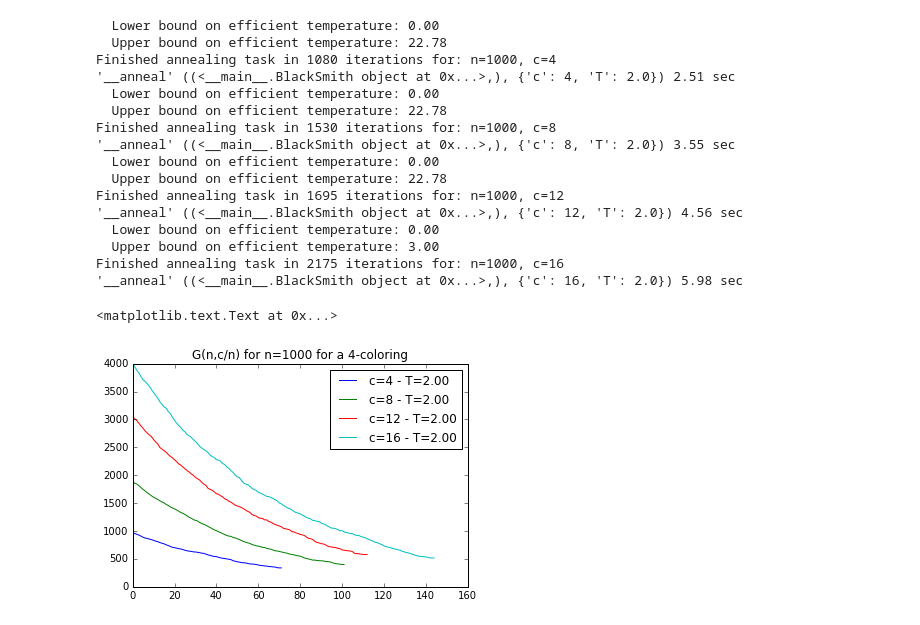
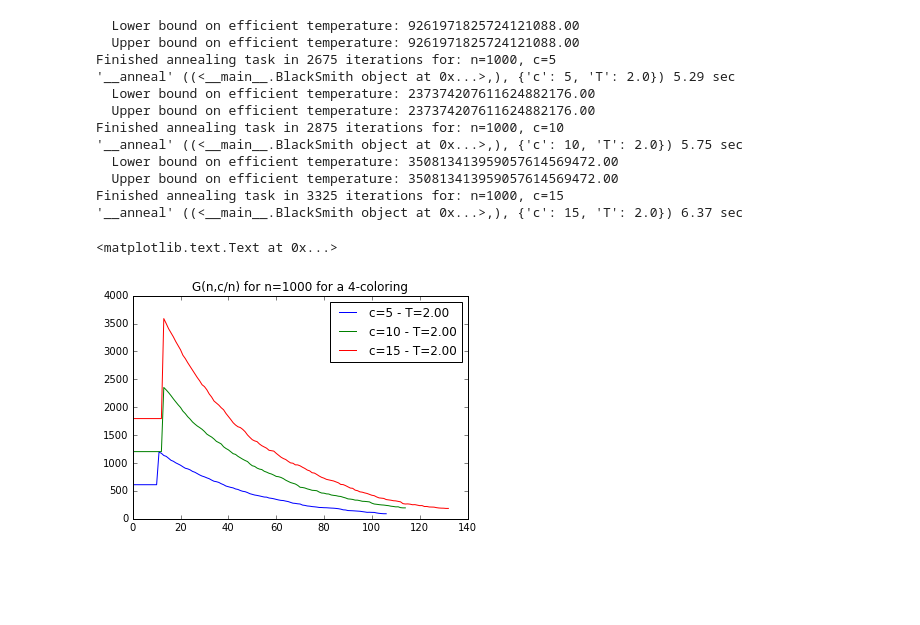
Before and after one commit to JoelDan192/JCastellon_LiuChen, a Jupyter notebook: SA_hamiltonians.ipynb, the cells around one changed output. Cells and saved outputs as stored; diff of their text form; code cells hidden in the pictures; blank space fills up the shorter version.

```diff
--- a/SA_hamiltonians.ipynb
+++ b/SA_hamiltonians.ipynb
@@ -70,9 +70,9 @@ class HamiltonianWorker(object):
         for k in range(T_Period):
             newColor, newEnergy = self.__next_state_and_energy()
             dE = newEnergy - self.E
-            if dE > 0.0 and math.exp(-dE/T) < random.random():
-                    self.__update(newColor, newEnergy)
-            else:
+            if dE > 0.0 and math.exp(-dE/T) >= random.random():
+                self.__update(newColor, newEnergy)
+            elif dE<=0:
                 descents += 1
                 if dE < 0.0 :
                     strict_descents +=1
@@ -152,7 +152,7 @@ class HamiltonianWorker(object):
 class BlackSmith(object):
 
     '''The One who does annealing'''
-    def __init__(self,schedule=None,q=2,n=100,desc_thresh=0.97,T_Period=10,workline=None):
+    def __init__(self,schedule=None,q=2,n=100,desc_thresh=0.98,T_Period=10,workline=None):
         self.q=q
         self.n=n
         self.desc_thresh = desc_thresh
@@ -226,7 +226,7 @@ class BlackSmith(object):
                     print 'Could not finish annealing run. T hit 0.0'
                     return coloring_trace
             U_T = T
-            #Now, we anneal until there is not strict descent in energy
+            #Now, we anneal until there is no strict descent in energy
             while stct_dsc_ratio > 0.0 :
                 T = T/1.5
                 try:
@@ -245,39 +245,35 @@ class BlackSmith(object):
 # %%
 %matplotlib inline
 import pandas as pd
 import matplotlib.pyplot as plt
 import itertools
 
 ## Example execution
 nb_vertices = 1000
-mean_degs = [4,8,12,16] #mean degress for Gnp's
+mean_degs = [5,10,15] #mean degress for Gnp's
 nb_colors = 4
-CoolingPeriod = 15 #TODO: optimize, try different parameters
-T_guess = 2.0
+CoolingPeriod = 25 #TODO: optimize, try different parameters.This parameter is really the unit for the x axis in the plot below
+T_guess = 2.0 #This parameter is very sensitive, if increase can accelerate running time a lot, but also decrease precision
 
 ct_pairs = zip(mean_degs,itertools.repeat(T_guess,len(mean_degs)))
 bsm = BlackSmith(q=nb_colors,n=nb_vertices,T_Period=CoolingPeriod,workline=ct_pairs,schedule='Cauchy')
 
 for c,T,trace in bsm.work():
     plt.plot(trace,label='c=%d - T=%.2f'%(c,T))
 plt.legend(loc='best')
 plt.title('G(n,c/n) for n=%d for a %d-coloring'%(nb_vertices,nb_colors))
 # %% [output]
-  Lower bound on efficient temperature: 0.00
-  Upper bound on efficient temperature: 22.78
-Finished annealing task in 1080 iterations for: n=1000, c=4
-'__anneal' ((<__main__.BlackSmith object at 0x...>,), {'c': 4, 'T': 2.0}) 2.51 sec
-  Lower bound on efficient temperature: 0.00
-  Upper bound on efficient temperature: 22.78
-Finished annealing task in 1530 iterations for: n=1000, c=8
-'__anneal' ((<__main__.BlackSmith object at 0x...>,), {'c': 8, 'T': 2.0}) 3.55 sec
-  Lower bound on efficient temperature: 0.00
-  Upper bound on efficient temperature: 22.78
-Finished annealing task in 1695 iterations for: n=1000, c=12
-'__anneal' ((<__main__.BlackSmith object at 0x...>,), {'c': 12, 'T': 2.0}) 4.56 sec
-  Lower bound on efficient temperature: 0.00
-  Upper bound on efficient temperature: 3.00
-Finished annealing task in 2175 iterations for: n=1000, c=16
-'__anneal' ((<__main__.BlackSmith object at 0x...>,), {'c': 16, 'T': 2.0}) 5.98 sec
+  Lower bound on efficient temperature: 9261971825724121088.00
+  Upper bound on efficient temperature: 9261971825724121088.00
+Finished annealing task in 2675 iterations for: n=1000, c=5
+'__anneal' ((<__main__.BlackSmith object at 0x...>,), {'c': 5, 'T': 2.0}) 5.29 sec
+  Lower bound on efficient temperature: 237374207611624882176.00
+  Upper bound on efficient temperature: 237374207611624882176.00
+Finished annealing task in 2875 iterations for: n=1000, c=10
+'__anneal' ((<__main__.BlackSmith object at 0x...>,), {'c': 10, 'T': 2.0}) 5.75 sec
+  Lower bound on efficient temperature: 350813413959057614569472.00
+  Upper bound on efficient temperature: 350813413959057614569472.00
+Finished annealing task in 3325 iterations for: n=1000, c=15
+'__anneal' ((<__main__.BlackSmith object at 0x...>,), {'c': 15, 'T': 2.0}) 6.37 sec
 <matplotlib.text.Text at 0x...>
-[figure, old version]
+[figure, new version]
```
Also changed, not shown: parts of 1 cell of this notebook.
